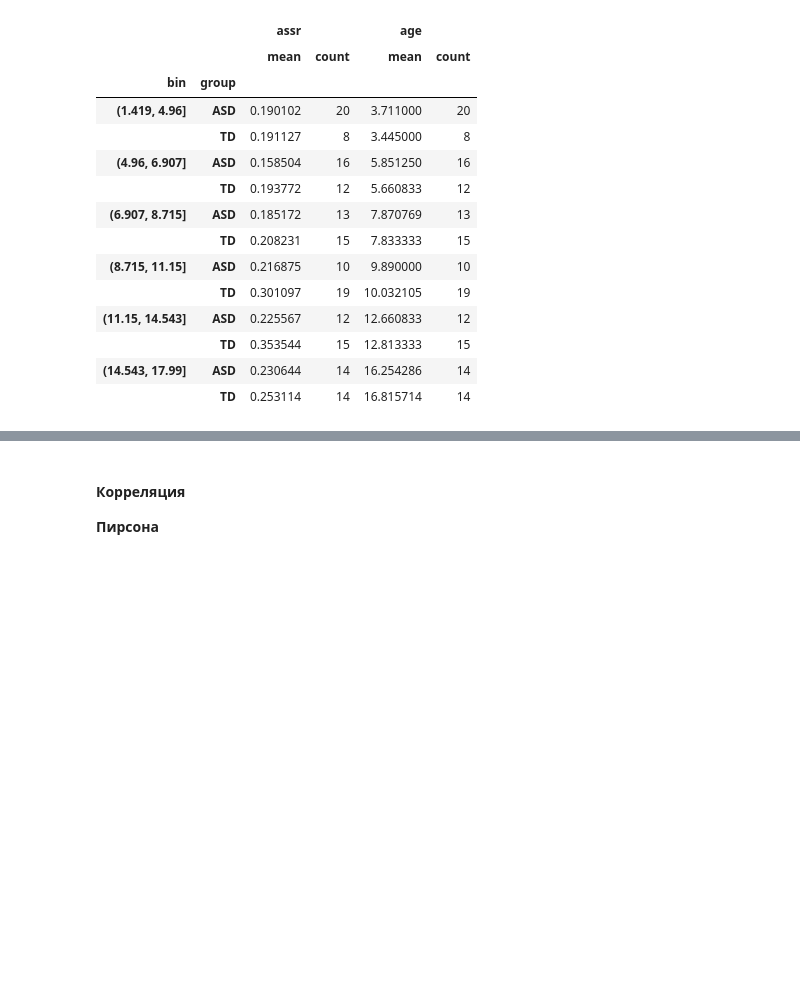
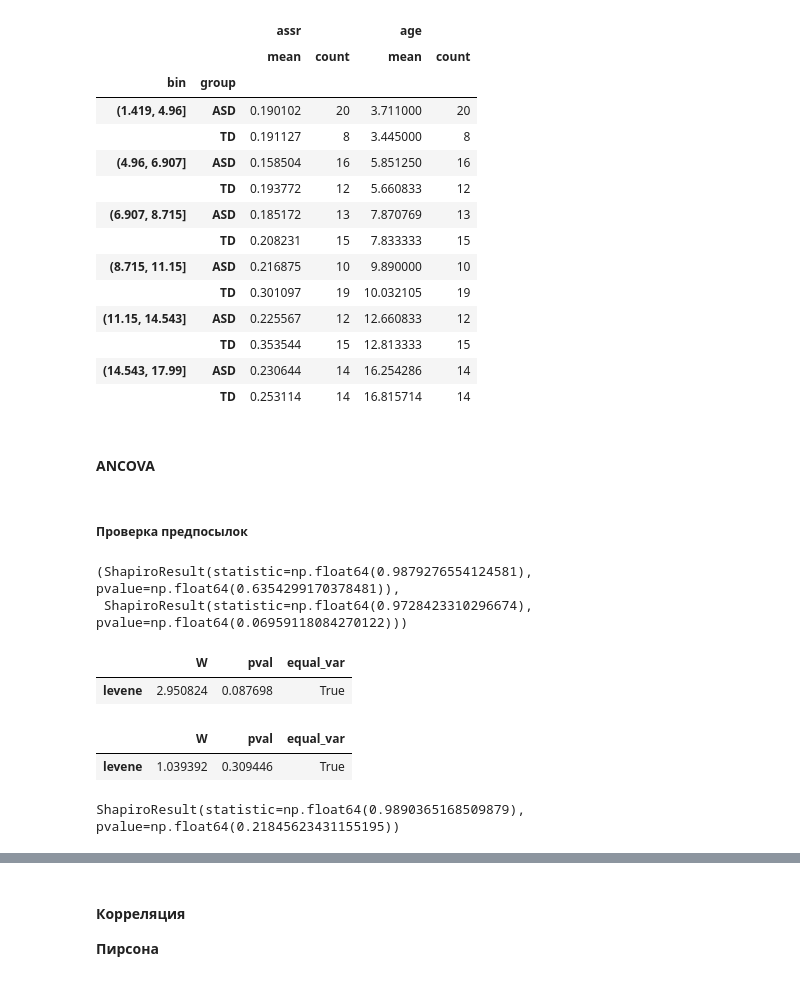
Before and after one commit to r1sephoenix/ihna_project, a Jupyter notebook: notebooks/assr.ipynb, the cells around one changed output, grey strips where cells are left out. Saved outputs shown, nothing was run; the diff lists cells and outputs as text; code cells hidden in the pictures; blank space fills up the shorter version.

```diff
--- a/notebooks/assr.ipynb
+++ b/notebooks/assr.ipynb
@@ -75,3 +87,5 @@ df.groupby(['bin', 'group'])[['assr', 'age']].agg(['mean', 'count'])
 |  | TD | 0.353544 | 15 | 12.813333 | 15 |
 | (14.543, 17.99] | ASD | 0.230644 | 14 | 16.254286 | 14 |
 |  | TD | 0.253114 | 14 | 16.815714 | 14 |
+# %% [markdown]
+#### ANCOVA
@@ -77,0 +96,39 @@ df.groupby(['bin', 'group'])[['assr', 'age']].agg(['mean', 'count'])
+# %% [markdown]
+##### Проверка предпосылок
+# %%
+# нормальность распределения
+stats.shapiro(td['log_assr']), stats.shapiro(asd['log_assr'])
+# %% [output]
+(ShapiroResult(statistic=np.float64(0.9879276554124581), pvalue=np.float64(0.6354299170378481)),
+ ShapiroResult(statistic=np.float64(0.9728423310296674), pvalue=np.float64(0.06959118084270122)))
+# %%
+# гомоскедастичность дисперсии в двух группах
+var_data = pd.DataFrame({
+    'group': td.shape[0] * ['TD'] + asd.shape[0] * ['ASD'],
+    'value': list(td['log_assr']) + list(asd['log_assr'])
+})
+pg.homoscedasticity(data=var_data, dv='value', group='group', method='levene')
+# %% [output]
+|  | W | pval | equal_var |
+| levene | 2.950824 | 0.087698 | True |
+# %%
+# гомоскедастичность остатков
+td_linreg = OLS(td['log_assr'], sm.add_constant(td['age'])).fit()
+asd_linreg = OLS(asd['log_assr'], sm.add_constant(asd['age'])).fit()
+
+td_residuals = td['log_assr'] - td_linreg.predict(sm.add_constant(td['age']))
+asd_residuals = asd['log_assr'] - asd_linreg.predict(sm.add_constant(asd['age']))
+
+
+residuals_data = pd.DataFrame({
+    'group': ['asd'] * asd.shape[0] + ['td'] * td.shape[0],
+    'value': list(asd_residuals) + list(td_residuals)
+})
+pg.homoscedasticity(data=residuals_data, dv='value', group='group', method='levene')
+# %% [output]
+|  | W | pval | equal_var |
+| levene | 1.039392 | 0.309446 | True |
+# %%
+stats.shapiro(residuals_data['value'])
+# %% [output]
+ShapiroResult(statistic=np.float64(0.9890365168509879), pvalue=np.float64(0.21845623431155195))
```
Also changed, not shown: parts of 18 cells of this notebook.
